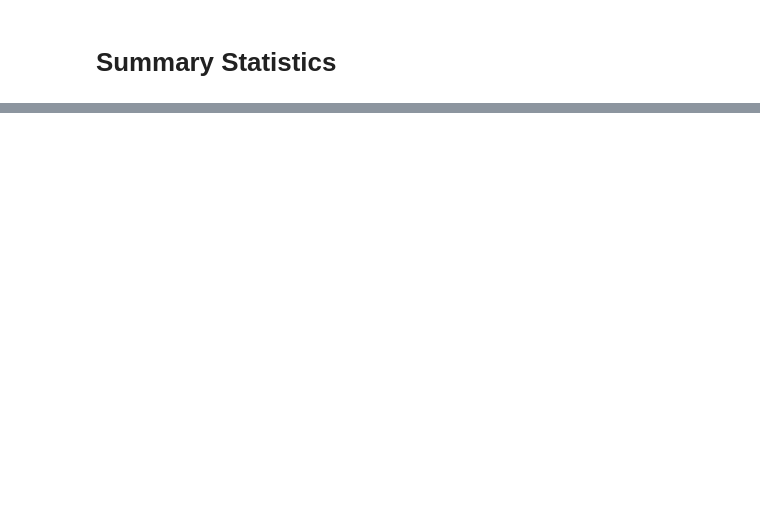
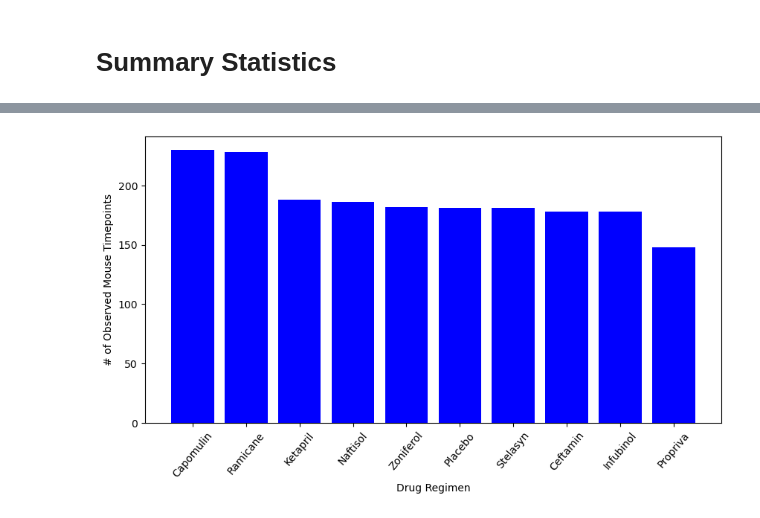
Before and after one commit to shalini1807/Data--Visualization, a Jupyter notebook: pymaceuticals/pymaceuticals.ipynb, the cells around one changed output, grey strips where cells are left out. Saved outputs shown, nothing was run; the diff lists cells and outputs as text; code cells hidden in the pictures; blank space fills up the shorter version.

```diff
--- a/pymaceuticals/pymaceuticals.ipynb
+++ b/pymaceuticals/pymaceuticals.ipynb
@@ -130,0 +182,15 @@ summary_df
+# %%
+# Generate a bar plot showing the total number of rows (Mouse ID/Timepoints) for each drug regimen using pyplot.
+drug_counts = clean_df.groupby('Drug Regimen')['Mouse ID'].count()
+drug_counts_sorted = drug_counts.sort_values(ascending=False)
+
+# Create a bar plot using pyplot
+plt.figure(figsize=(10, 5))
+plt.bar(drug_counts_sorted.index, drug_counts_sorted.values, color='blue')
+#plt.title('Total Number of Timepoints for Each Drug Regimen')
+plt.xlabel('Drug Regimen')
+plt.ylabel('# of Observed Mouse Timepoints')
+plt.xticks(rotation=50)
+plt.show()
+# %% [output]
+[figure, added]
```
Also changed, not shown: parts of 26 cells of this notebook.
